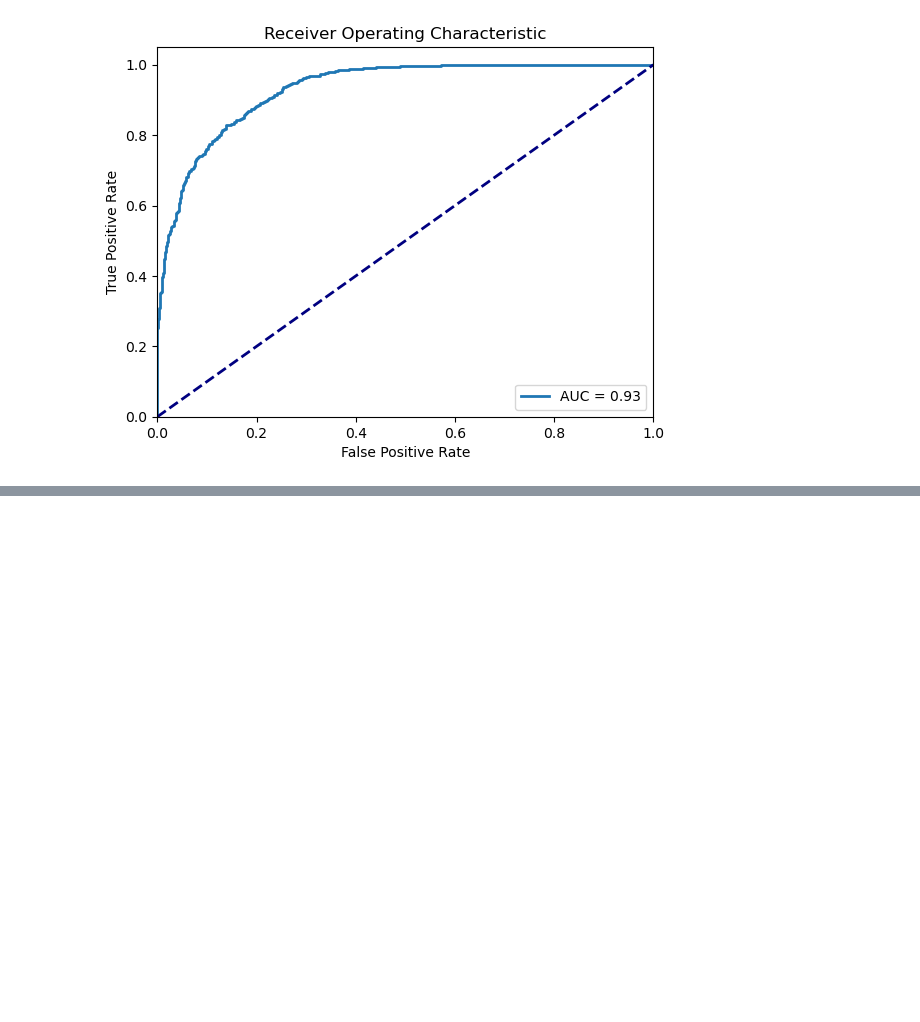
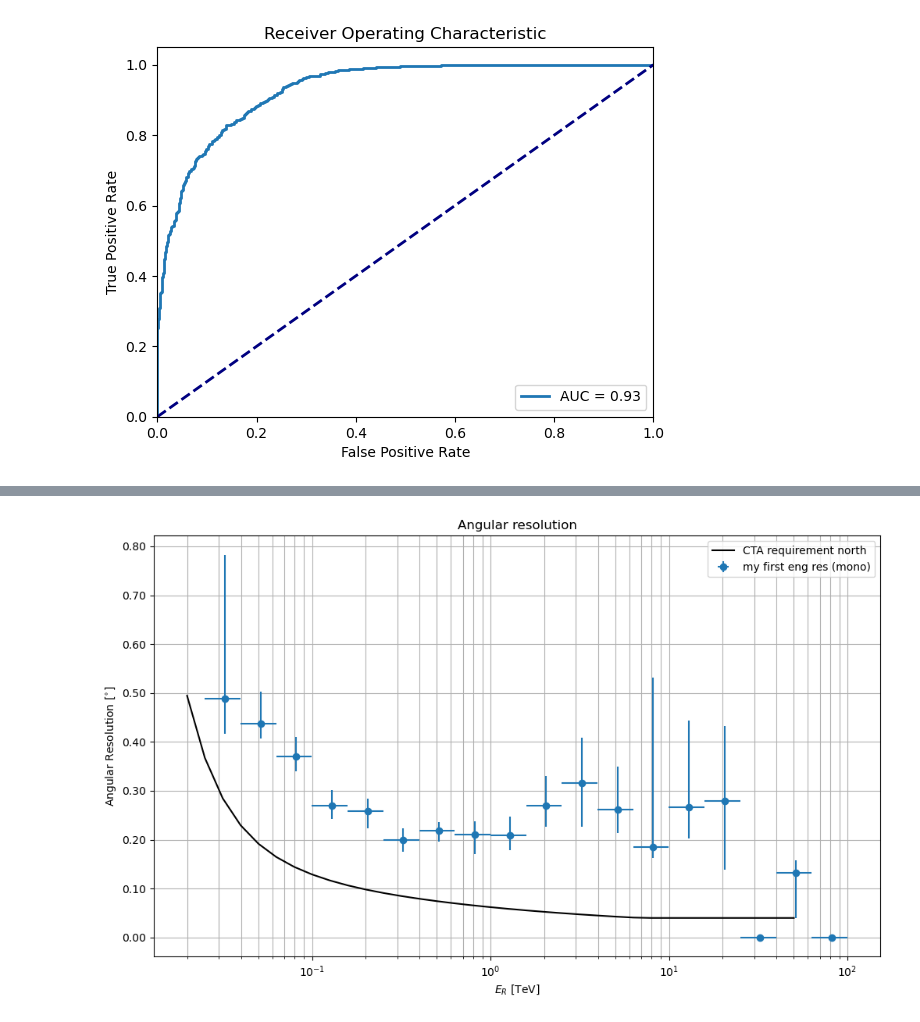
Before and after one commit to ctlearn-project/ctlearn-workshops, a Jupyter notebook: ctlearn_workshop2024/notebooks/ctlearn_predicting.ipynb, the cells around one changed output, grey strips where cells are left out. Saved outputs shown, nothing was run; the diff lists cells and outputs as text; code cells hidden in the pictures; blank space fills up the shorter version.

```diff
--- a/ctlearn_workshop2024/notebooks/ctlearn_predicting.ipynb
+++ b/ctlearn_workshop2024/notebooks/ctlearn_predicting.ipynb
@@ -225,2 +231,22 @@ plt.plot()
 # %%
-# here angular res (ask bastien for code)
+gamma_file = "../data/DL2/my_first_predictions_gamma-diffuse.h5"
+size_cut = 100
+tel_type = "LST_LST_LSTCam"
+
+# Read data
+with pd.HDFStore(gamma_file, mode="r") as f:
+    events_dl2 = f["/dl2/reco"]
+    events_dl1b = f[f"/dl1b/{tel_type}/tel_1"]
+    hillas_intensity = events_dl1b["hillas_intensity"]
+    reco_alt = u.Quantity(events_dl2["reco_alt"][hillas_intensity > size_cut], u.rad)
+    reco_az = u.Quantity(events_dl2["reco_az"][hillas_intensity > size_cut], u.rad)
+    source_alt = u.Quantity(events_dl2["source_alt"][hillas_intensity > size_cut], u.rad)
+    source_az = u.Quantity(events_dl2["source_az"][hillas_intensity > size_cut], u.rad)
+    true_energy = u.Quantity(events_dl2["true_energy"][hillas_intensity > size_cut], u.TeV)
+
+plt.figure(figsize=(12,7))
+ax = ctaplot.plot_angular_resolution_per_energy(source_alt, reco_alt, source_az, reco_az, true_energy, label="my first eng res (mono)")
+ctaplot.plot_angular_resolution_cta_requirement('north', ax=ax, color='black')
+plt.show()
+# %% [output]
+[figure, added]
```
Also changed, not shown: parts of 8 cells of this notebook.
